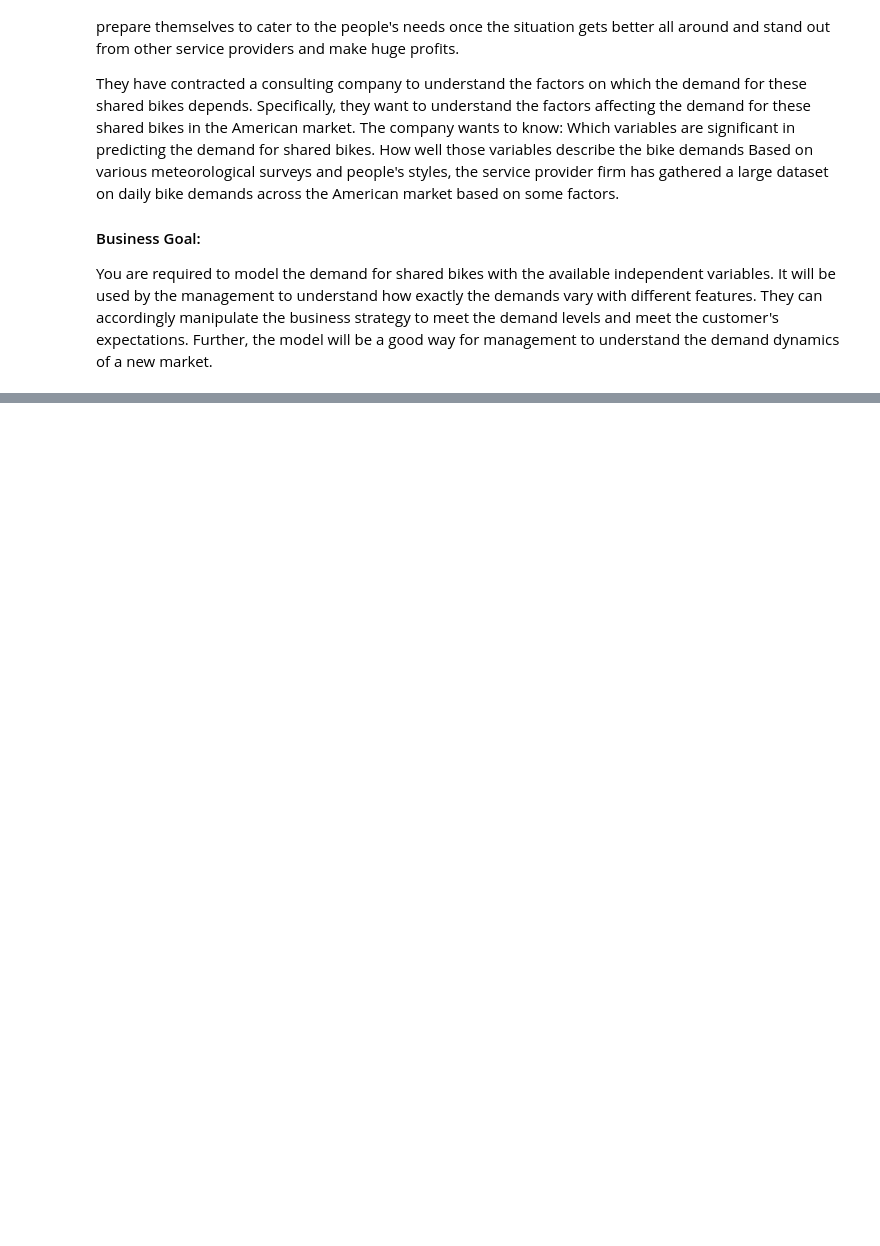
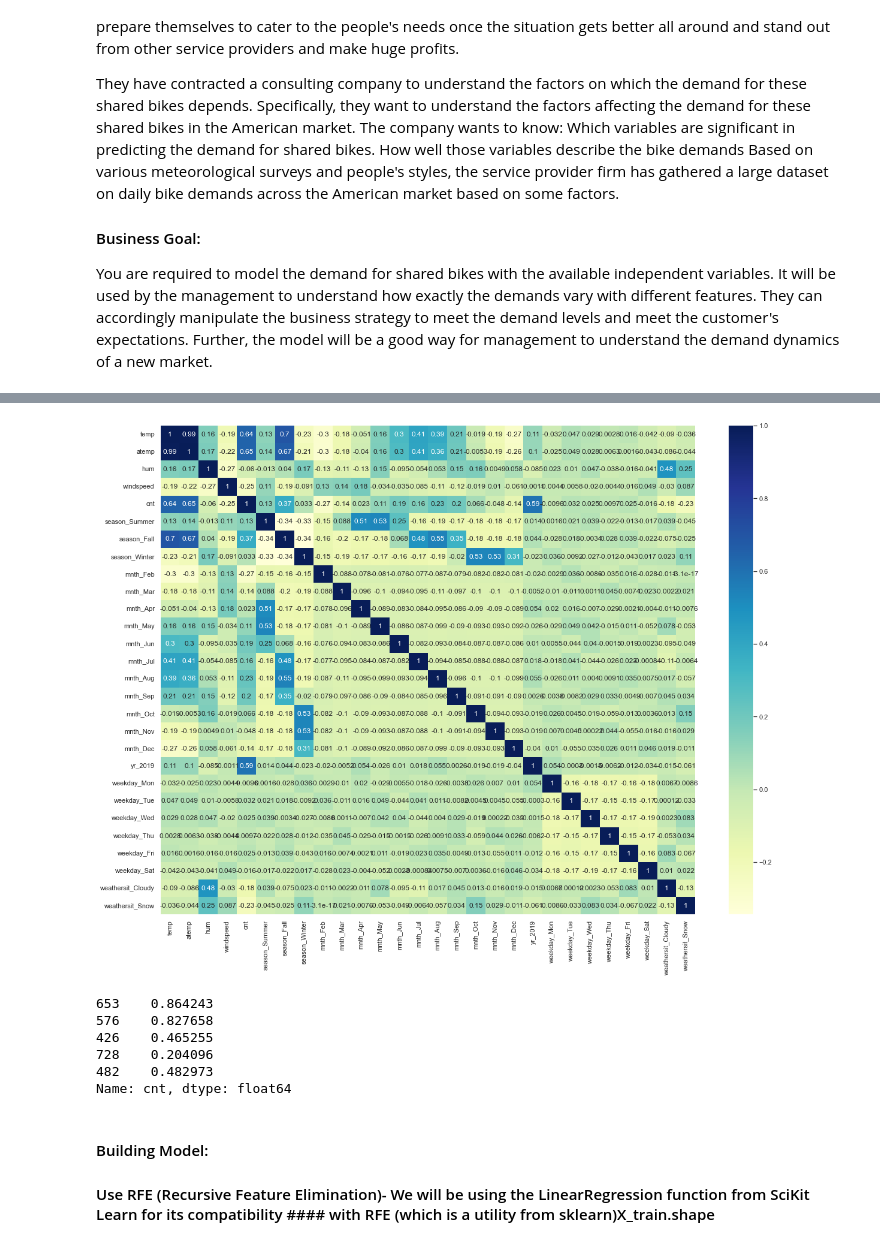
Before and after one commit to singhsushilmle/BikeSharing, a Jupyter notebook: BikeSharing.ipynb, the cells around one changed output, grey strips where cells are left out. Cells and saved outputs as stored; diff of their text form; code cells hidden in the pictures; blank space fills up the shorter version.

```diff
--- a/BikeSharing.ipynb
+++ b/BikeSharing.ipynb
@@ -711,0 +376,6 @@ Covariance Type:            nonrobust
+# %%
+#<1> Create dummy variable for selected categorical variables
+bike = pd.get_dummies(data=bike,columns=['season','mnth','yr','weekday','weathersit'], drop_first=True)
+bike.head()
+
+# bike[varlist] = bike[varlist].apply(labmda x/; x.map({'yes':1,"no":0})) Alternate option by using labda function
@@ -711,0 +390,8 @@ Covariance Type:            nonrobust
+# %%
+#<2> Splitting the dataframe into train and test sets
+np.random.seed(0)
+df_train, df_test = train_test_split(bike, train_size = 0.7, test_size = 0.3, random_state = 100)
+
+# Alternate method-
+# X=bike,y=bike['cnt']
+# X_train, y_train, X_test, y_test = train_test_split(X,y,test_size=0.3, random_state=11)
@@ -711,0 +419,18 @@ Covariance Type:            nonrobust
+# %%
+#<3> Apply rescaling the features which are Numeric/Float Variables. Coefficient are important for interpreation and
+# for faster convergence. Applying MinMax which is [(x-xmin)/(xmax-xmin)] value lies between 0 & 1.
+# MinMax also taken care of Outliers.
+
+# Create a list of numeric/float variables
+num_vars = ['temp','atemp','hum','windspeed','cnt']
+
+# Instantiate an object
+scaler = MinMaxScaler()
+
+# Fit on data
+df_train[num_vars] = scaler.fit_transform(df_train[num_vars])
+
+#Note:-
+#fit() - Learns Xmin, Xmax
+#transform() - X-Xmin/Xmax-Xmin
+#fit_transform() -
@@ -711,0 +465,27 @@ Covariance Type:            nonrobust
+# %%
+# Let's check the correlation coefficients to see which variables are highly correlated
+
+plt.figure(figsize = (20, 15))
+sns.heatmap(df_train.corr(), annot = True, cmap="YlGnBu")
+plt.show()
+# Observation:
+#    1. temp and atemp are correlated. let's drop atemp.
+#    2. temp is highly correlated with cnt.
+#    3. There is corelation between month and seasons like May is to Summer and Spring is to Feb and Jan.
+# %% [output]
+[figure, added]
+# %%
+# Create X_train & y_train
+#X_train = df_train
+#y_train = df_train.pop('cnt')
+y_train.head()
+# %% [output]
+653    0.864243
+576    0.827658
+426    0.465255
+728    0.204096
+482    0.482973
+Name: cnt, dtype: float64
+# %% [markdown]
+#### Building Model:
+#### Use RFE (Recursive Feature Elimination)-  We will be using the LinearRegression function from SciKit Learn for its compatibility #### with RFE (which is a utility from sklearn)X_train.shape
```
Also changed, not shown: parts of 179 cells of this notebook.
